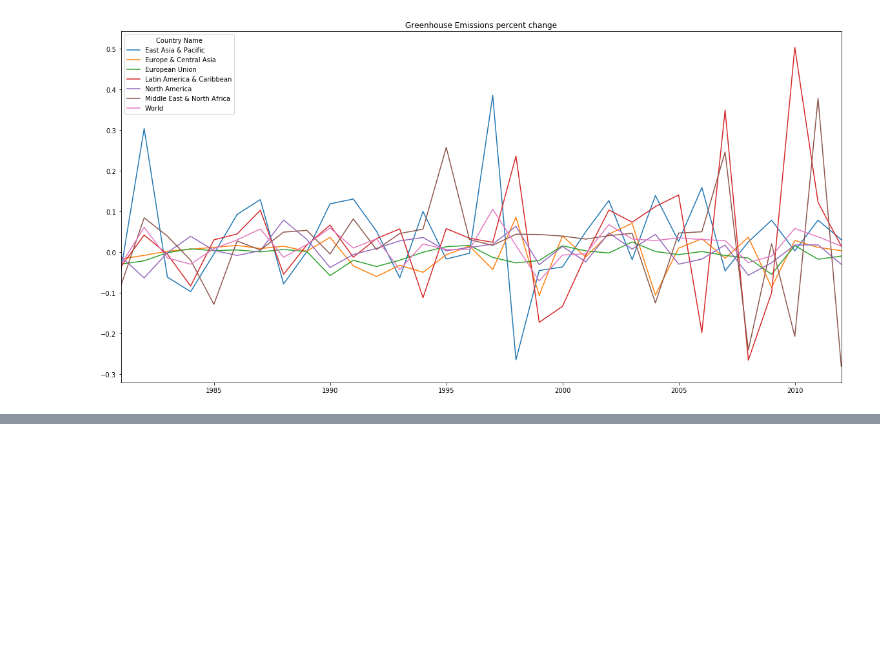
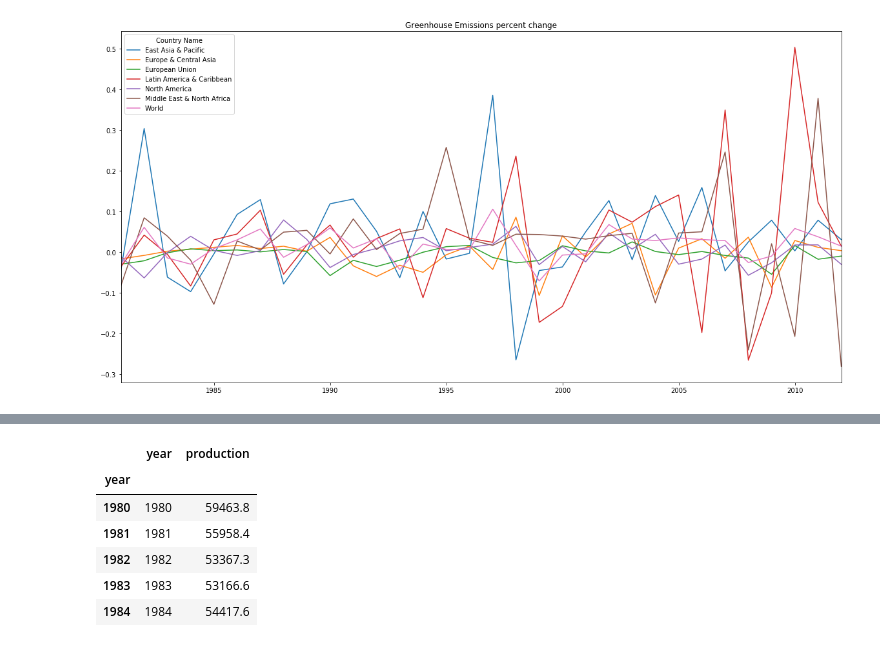
Before and after one commit to hageslel/project_one, a Jupyter notebook: GDP_GreengasEmissions.ipynb, the cells around one changed output, grey strips where cells are left out. Cells and saved outputs as stored; diff of their text form; code cells hidden in the pictures; blank space fills up the shorter version.

```diff
--- a/GDP_GreengasEmissions.ipynb
+++ b/GDP_GreengasEmissions.ipynb
@@ -107,0 +147,10 @@ Emissions_growth.plot(figsize=(20, 10), title="Greenhouse Emissions percent chan
+# %%
+crude_oil.head()
+# %% [output]
+|  | year | production |
+| year |  |  |
+| 1980 | 1980 | 59463.8 |
+| 1981 | 1981 | 55958.4 |
+| 1982 | 1982 | 53367.3 |
+| 1983 | 1983 | 53166.6 |
+| 1984 | 1984 | 54417.6 |
```
Also changed, not shown: parts of 11 cells of this notebook.
